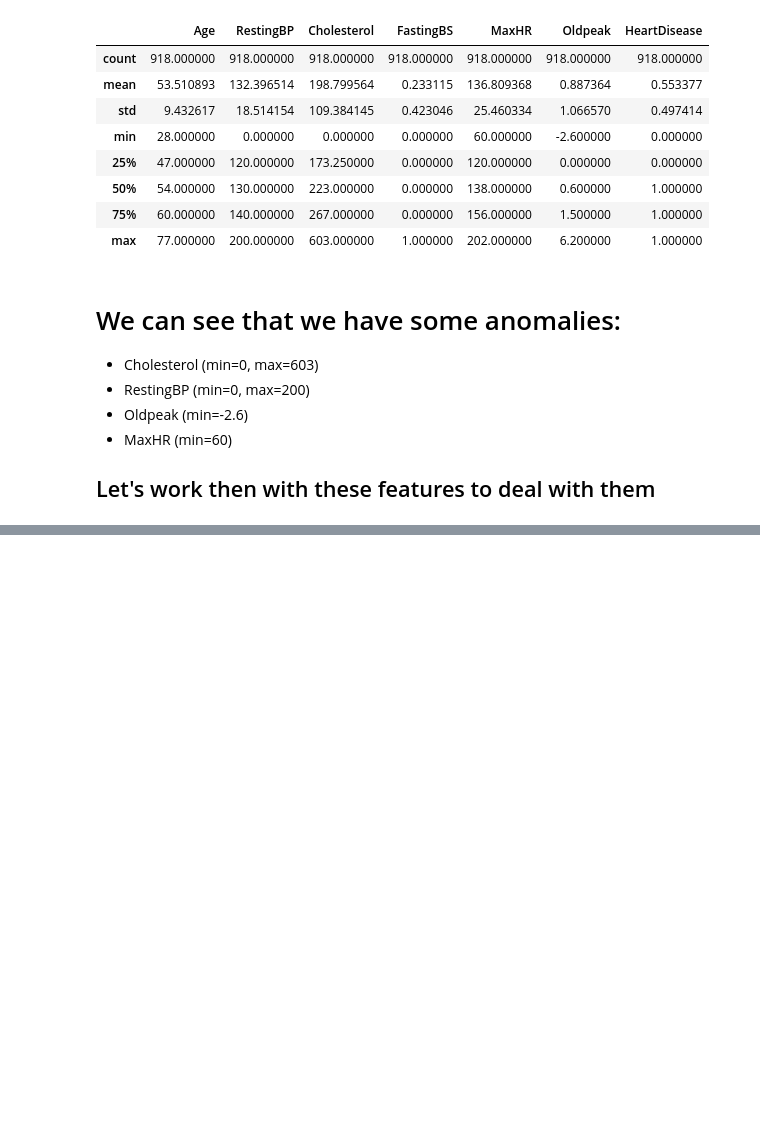
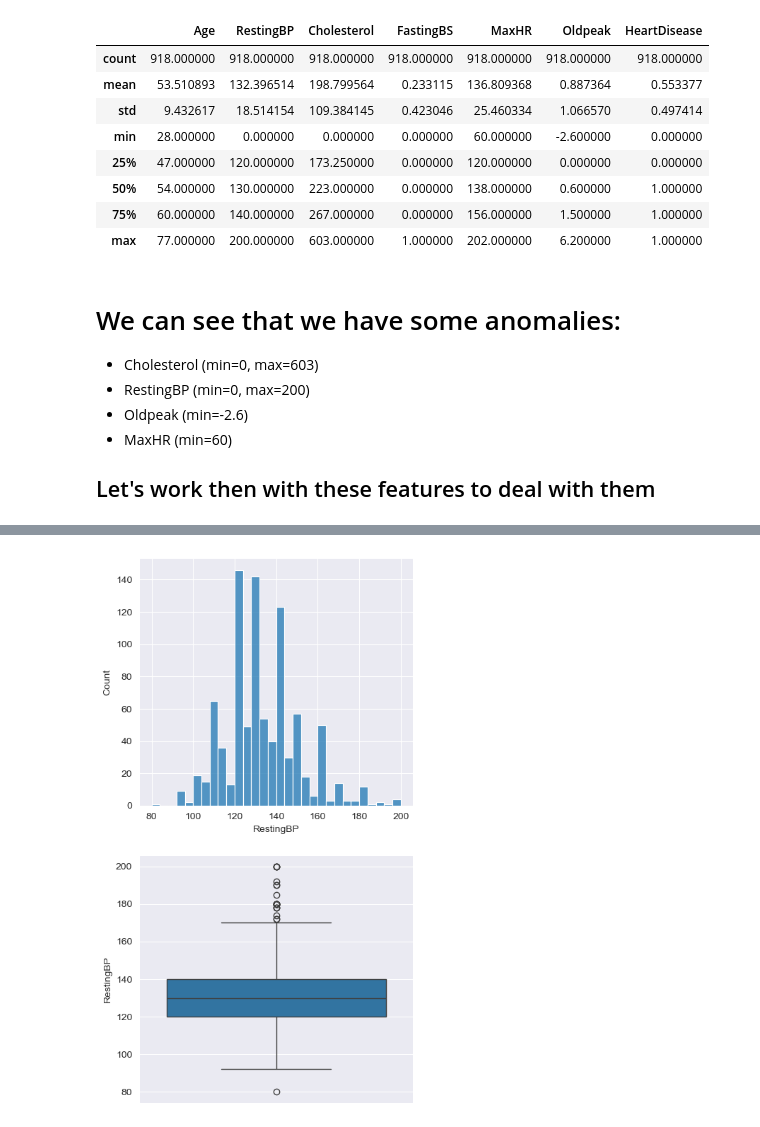
Before and after one commit to Sanjouk/IA01-Project, a Jupyter notebook: src/project.ipynb, the cells around one changed output, grey strips where cells are left out. Saved outputs shown, nothing was run; the diff lists cells and outputs as text; code cells hidden in the pictures; blank space fills up the shorter version.

```diff
--- a/src/project.ipynb
+++ b/src/project.ipynb
@@ -86,0 +123,13 @@ heart_data.describe()
+# %%
+heart_data['RestingBP'] = heart_data['RestingBP'].replace(0, np.nan)
+median_bp = heart_data['RestingBP'].median()
+heart_data['RestingBP'] = heart_data['RestingBP'].fillna(median_bp)
+# %%
+plt.figure(figsize = (5,10))
+plt.subplot(2,1,1)
+sns.histplot(x='RestingBP', data=heart_data)
+plt.subplot(2,1,2)
+sns.boxplot(y='RestingBP', data=heart_data)
+plt.show()
+# %% [output]
+[figure, added]
```
Also changed, not shown: parts of 5 cells of this notebook.
